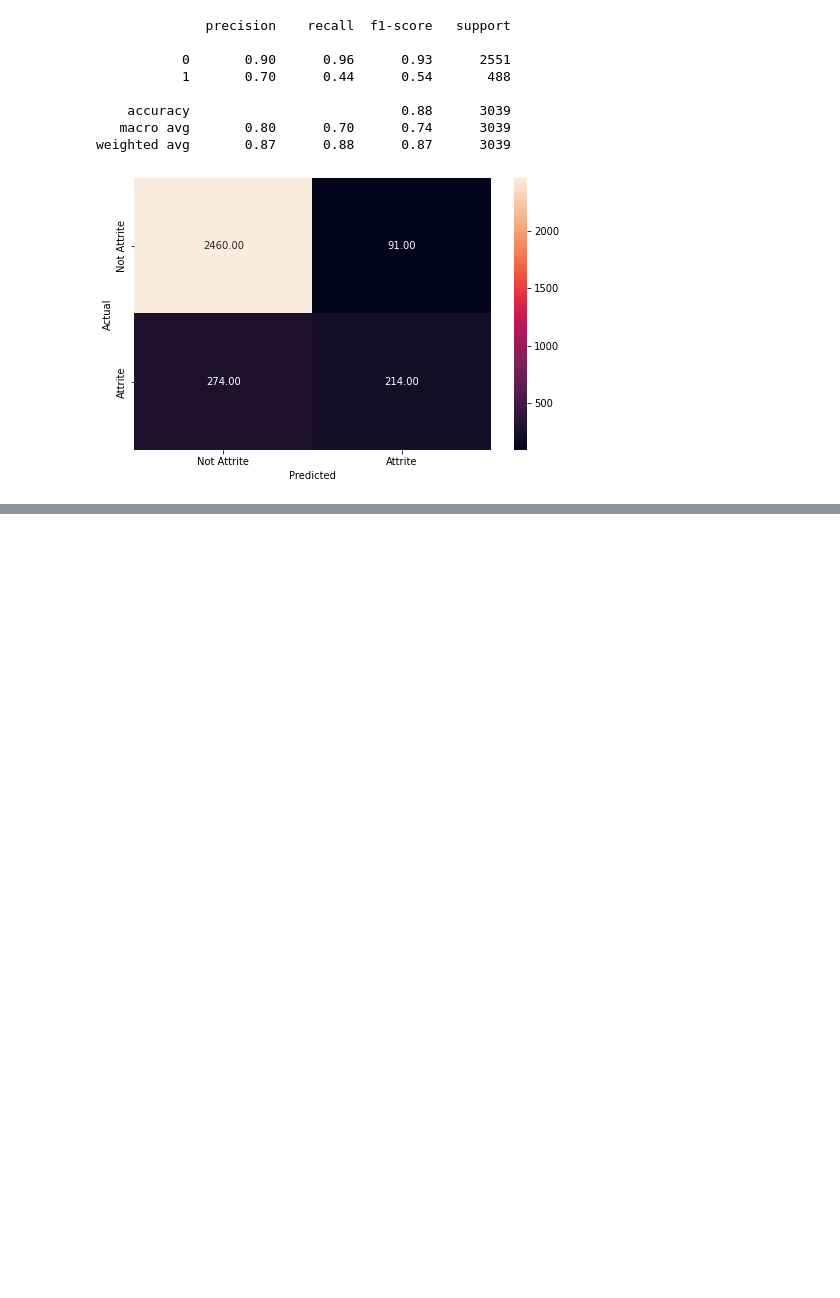
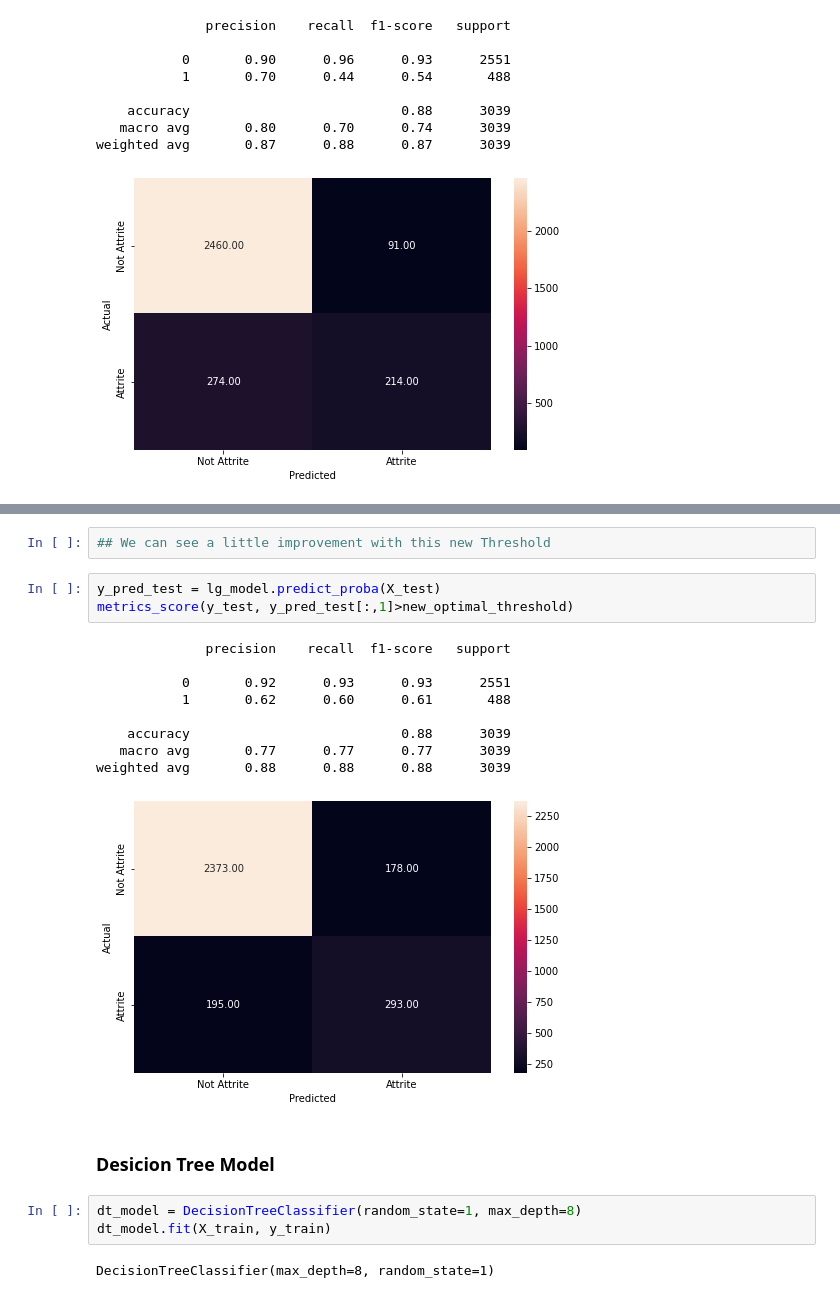
Before and after one commit to danielarruda1000/credit_card_churn_prediction, a Jupyter notebook: credit_card_churn.ipynb, the cells around one changed output, grey strips where cells are left out. Drawn from its saved outputs; the diff is of its cells as text; blank space fills up the shorter version.

```diff
--- a/credit_card_churn.ipynb
+++ b/credit_card_churn.ipynb
@@ -362,0 +425,22 @@ weighted avg       0.87      0.88      0.87      3039
+# %%
+## We can see a little improvement with this new Threshold
+# %%
+y_pred_test = lg_model.predict_proba(X_test)
+metrics_score(y_test, y_pred_test[:,1]>new_optimal_threshold)
+# %% [output]
+              precision    recall  f1-score   support
+
+           0       0.92      0.93      0.93      2551
+           1       0.62      0.60      0.61       488
+
+    accuracy                           0.88      3039
+   macro avg       0.77      0.77      0.77      3039
+weighted avg       0.88      0.88      0.88      3039
+[figure, added]
+# %% [markdown]
+### Desicion Tree Model
+# %%
+dt_model = DecisionTreeClassifier(random_state=1, max_depth=8)
+dt_model.fit(X_train, y_train)
+# %% [output]
+DecisionTreeClassifier(max_depth=8, random_state=1)
```
Also changed, not shown: parts of 15 cells of this notebook.
